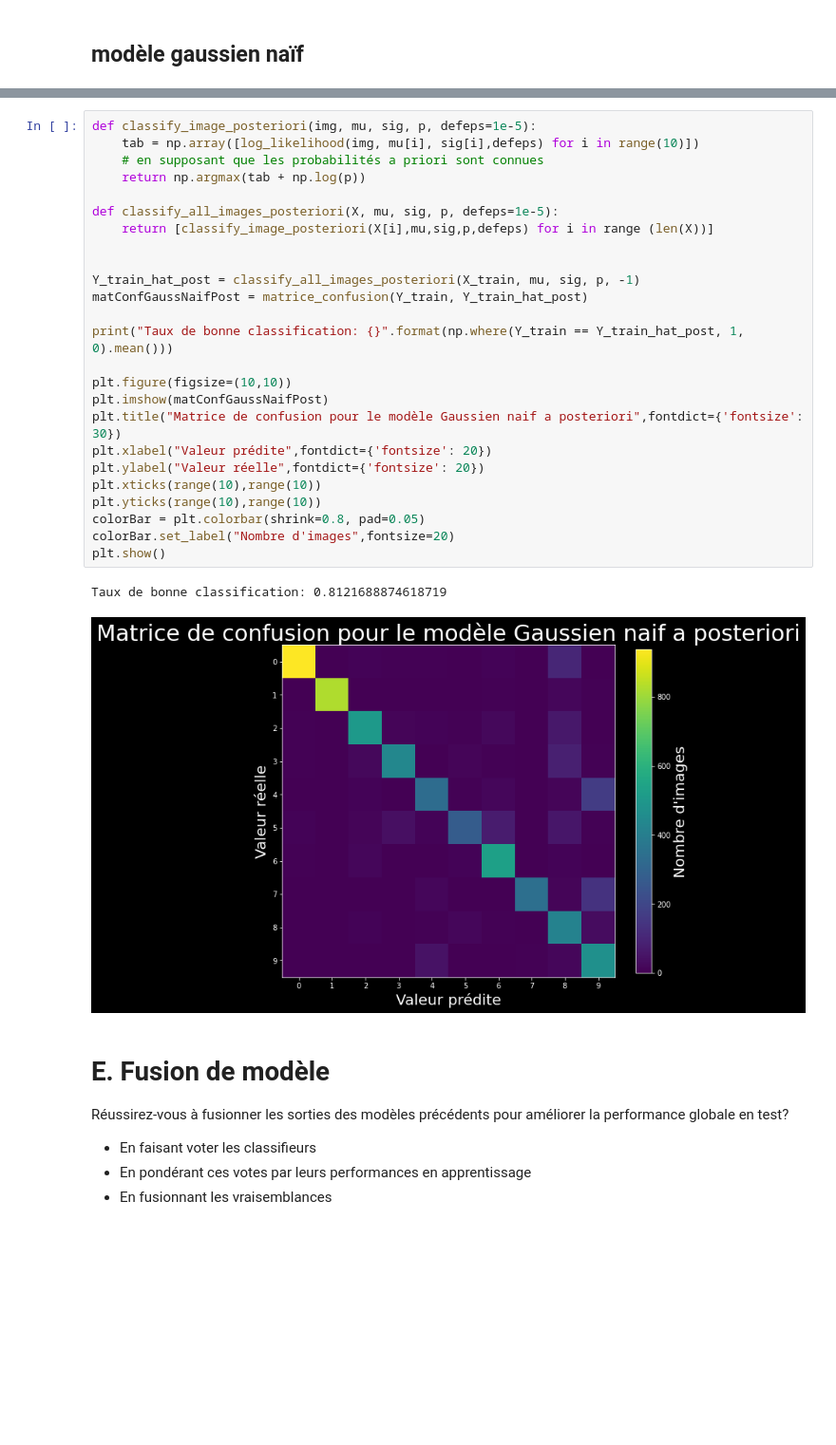
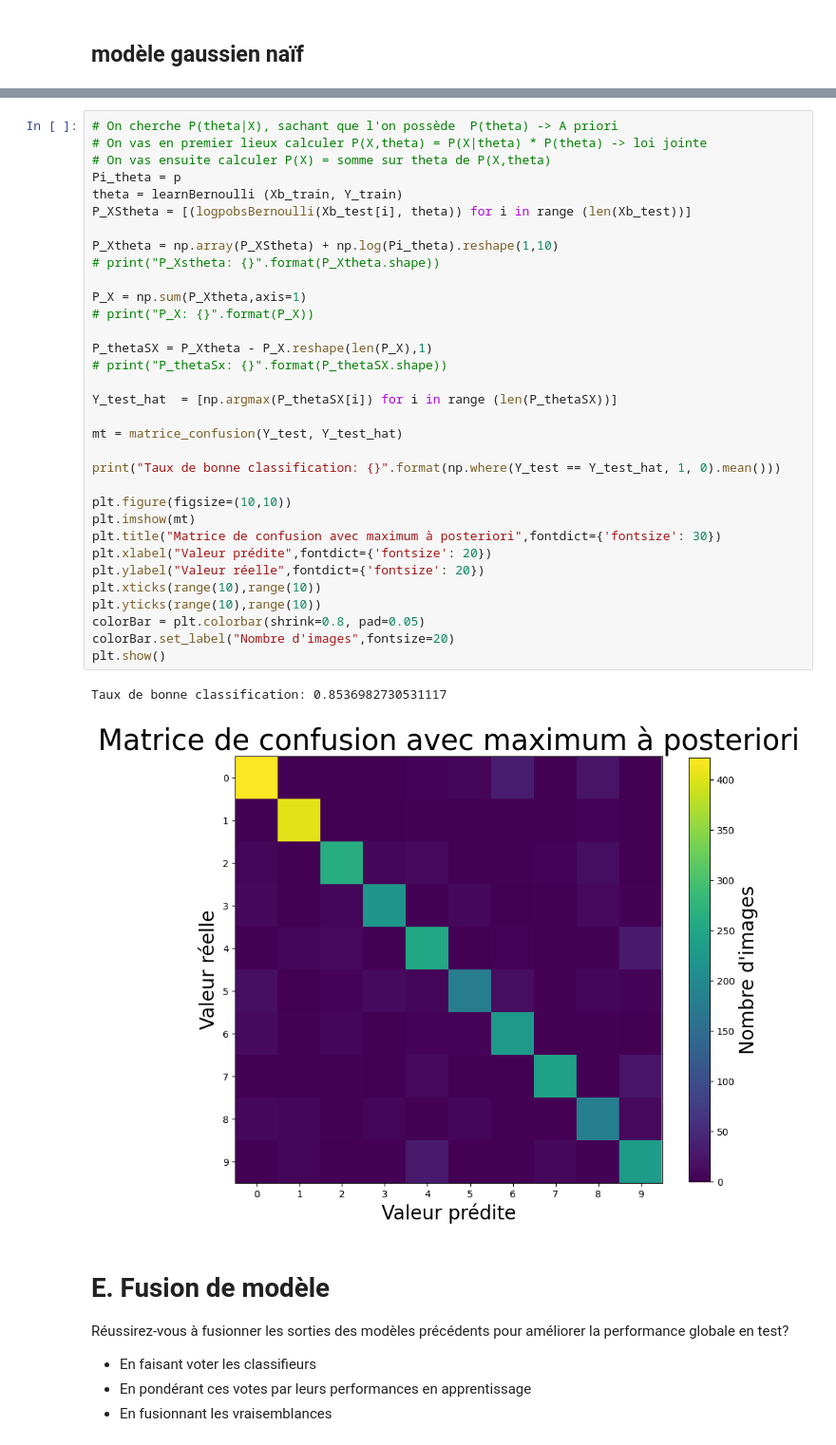
Before and after one commit to White-On/MAPSI_TME_2022, a Jupyter notebook: TME3/enonce-2020/tme3.ipynb, the cells around one changed output, grey strips where cells are left out. Shown: that part at 95% size. Cells and saved outputs as stored; diff of their text form; blank space fills up the shorter version.

```diff
--- a/TME3/enonce-2020/tme3.ipynb
+++ b/TME3/enonce-2020/tme3.ipynb
@@ -604,31 +637,39 @@ print(p)
 # %%
-def classify_image_posteriori(img, mu, sig, p, defeps=1e-5):
-    tab = np.array([log_likelihood(img, mu[i], sig[i],defeps) for i in range(10)])
-    # en supposant que les probabilités a priori sont connues
-    return np.argmax(tab + np.log(p))
+# On cherche P(theta|X), sachant que l'on possède  P(theta) -> A priori
+# On vas en premier lieux calculer P(X,theta) = P(X|theta) * P(theta) -> loi jointe
+# On vas ensuite calculer P(X) = somme sur theta de P(X,theta)
+Pi_theta = p
+theta = learnBernoulli (Xb_train, Y_train)
+P_XStheta = [(logpobsBernoulli(Xb_test[i], theta)) for i in range (len(Xb_test))]
 
-def classify_all_images_posteriori(X, mu, sig, p, defeps=1e-5):
-    return [classify_image_posteriori(X[i],mu,sig,p,defeps) for i in range (len(X))]
+P_Xtheta = np.array(P_XStheta) + np.log(Pi_theta).reshape(1,10)
+# print("P_Xstheta: {}".format(P_Xtheta.shape))
 
+P_X = np.sum(P_Xtheta,axis=1)
+# print("P_X: {}".format(P_X))
 
-Y_train_hat_post = classify_all_images_posteriori(X_train, mu, sig, p, -1)
-matConfGaussNaifPost = matrice_confusion(Y_train, Y_train_hat_post)
+P_thetaSX = P_Xtheta - P_X.reshape(len(P_X),1)
+# print("P_thetaSx: {}".format(P_thetaSX.shape))
 
-print("Taux de bonne classification: {}".format(np.where(Y_train == Y_train_hat_post, 1, 0).mean()))
+Y_test_hat  = [np.argmax(P_thetaSX[i]) for i in range (len(P_thetaSX))]
+
+mt = matrice_confusion(Y_test, Y_test_hat)
+
+print("Taux de bonne classification: {}".format(np.where(Y_test == Y_test_hat, 1, 0).mean()))
 
 plt.figure(figsize=(10,10))
-plt.imshow(matConfGaussNaifPost)
-plt.title("Matrice de confusion pour le modèle Gaussien naif a posteriori",fontdict={'fontsize': 30})
+plt.imshow(mt)
+plt.title("Matrice de confusion avec maximum à posteriori",fontdict={'fontsize': 30})
 plt.xlabel("Valeur prédite",fontdict={'fontsize': 20})
 plt.ylabel("Valeur réelle",fontdict={'fontsize': 20})
 plt.xticks(range(10),range(10))
 plt.yticks(range(10),range(10))
 colorBar = plt.colorbar(shrink=0.8, pad=0.05)
 colorBar.set_label("Nombre d'images",fontsize=20)
 plt.show()
 # %% [output]
-Taux de bonne classification: 0.8121688874618719
+Taux de bonne classification: 0.8536982730531117
-[figure, old version]
+[figure, new version]
 # %% [markdown]
 # E. Fusion de modèle
 
```
Also changed, not shown: parts of 13 cells of this notebook.
